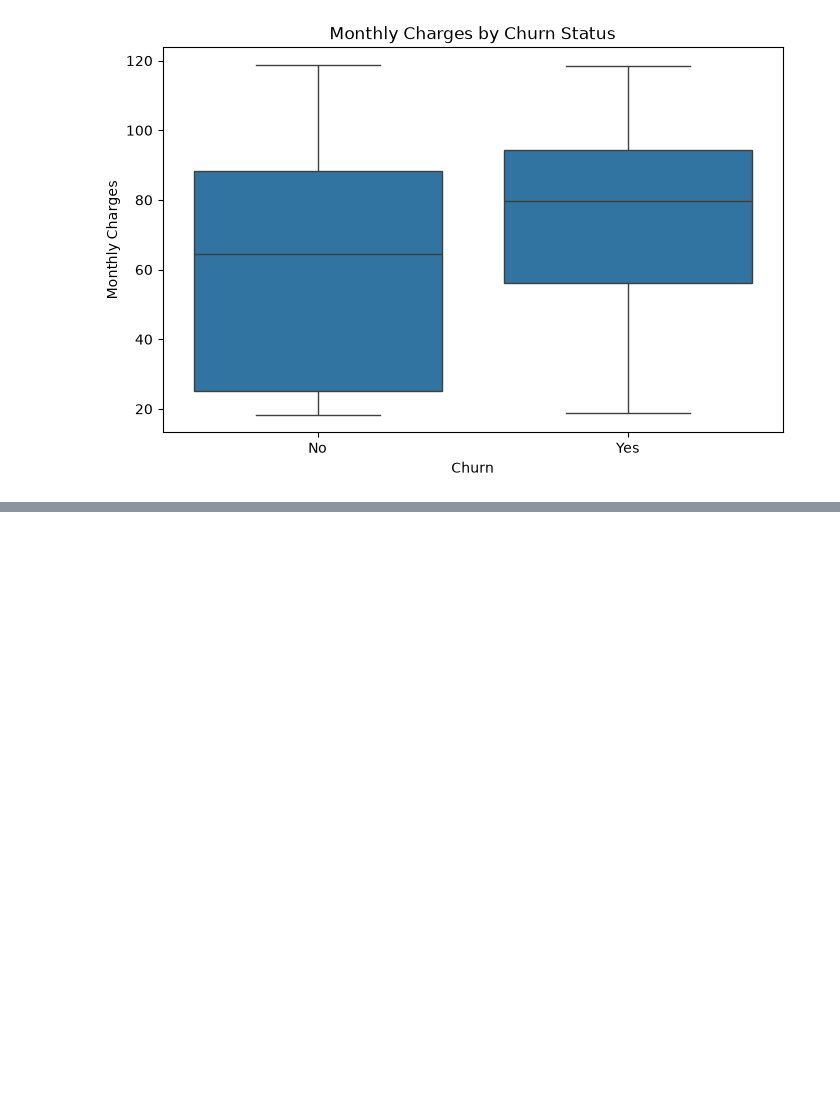
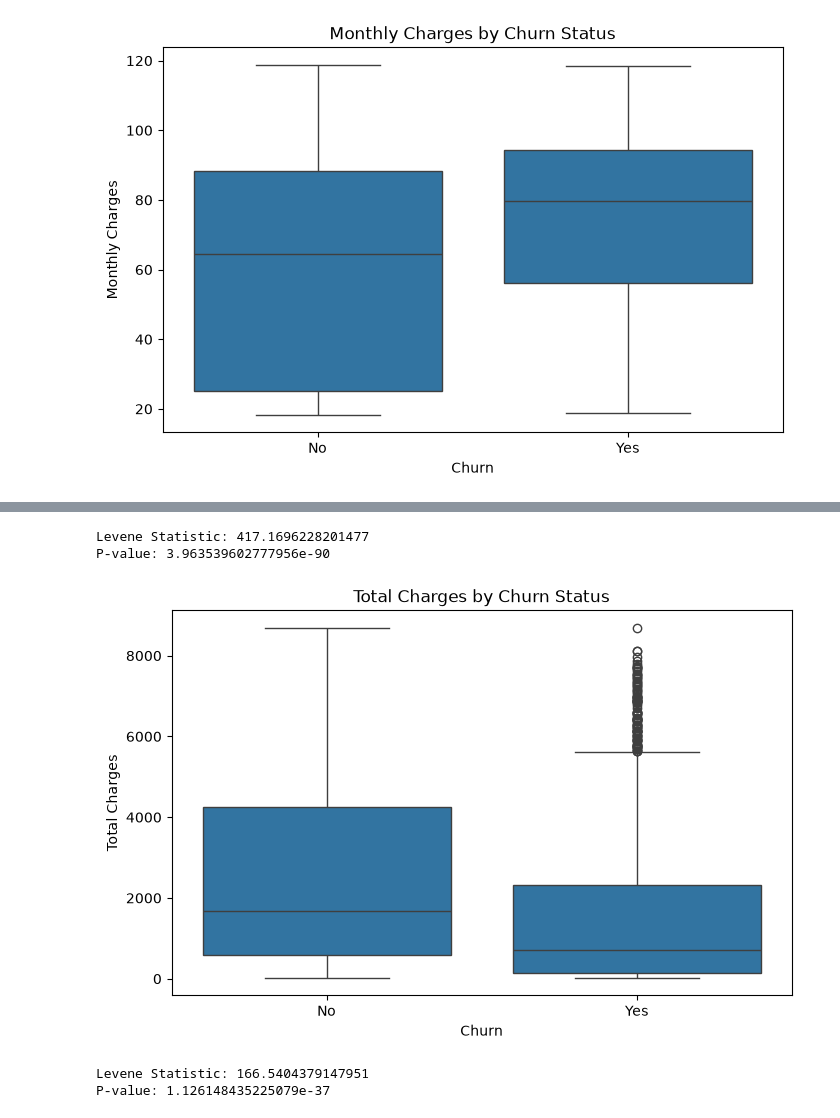
Before and after one commit to umarabrar-git/customer-churn-project, a Jupyter notebook: Exploaratory_data_Analysis.ipynb, the cells around one changed output, grey strips where cells are left out. Cells and saved outputs as stored; diff of their text form; code cells hidden in the pictures; blank space fills up the shorter version.

```diff
--- a/Exploaratory_data_Analysis.ipynb
+++ b/Exploaratory_data_Analysis.ipynb
@@ -230,0 +305,59 @@ plt.show()
+# %%
+tenure_yes = df.loc[
+    df["Churn"] == "Yes",
+    "tenure"
+].dropna()
+
+tenure_no = df.loc[
+    df["Churn"] == "No",
+    "tenure"
+].dropna()
+
+statistic, p_value = stats.levene(
+    tenure_yes,
+    tenure_no
+)
+
+print("Levene Statistic:", statistic)
+print("P-value:", p_value)
+# %% [output]
+Levene Statistic: 417.1696228201477
+P-value: 3.963539602777956e-90
+# %%
+plt.figure(figsize=(8, 5))
+
+sns.boxplot(
+    data=df,
+    x="Churn",
+    y="TotalCharges"
+)
+
+plt.title("Total Charges by Churn Status")
+plt.xlabel("Churn")
+plt.ylabel("Total Charges")
+
+plt.show()
+
+df.groupby("Churn")["TotalCharges"].var()
+
+total_yes = df.loc[
+    df["Churn"] == "Yes",
+    "TotalCharges"
+].dropna()
+
+total_no = df.loc[
+    df["Churn"] == "No",
+    "TotalCharges"
+].dropna()
+
+statistic, p_value = stats.levene(
+    total_yes,
+    total_no
+)
+
+print("Levene Statistic:", statistic)
+print("P-value:", p_value)
+# %% [output]
+[figure, added]
+Levene Statistic: 166.5404379147951
+P-value: 1.126148435225079e-37
```
Also changed, not shown: parts of 7 cells of this notebook.
